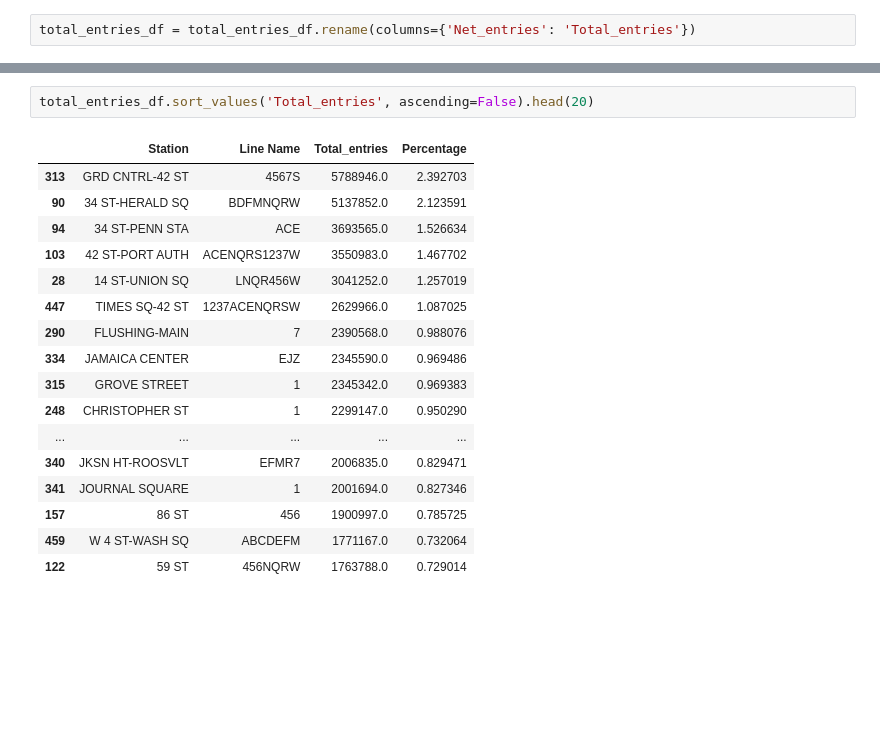
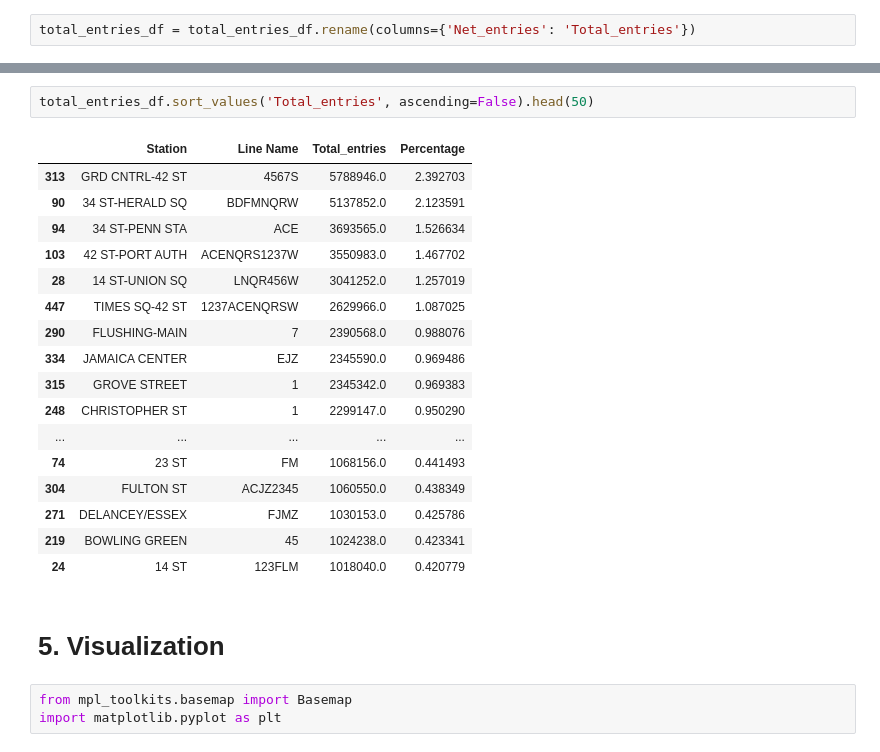
Before and after one commit to YCCZhao/wk1, a Jupyter notebook: Project1_MTA_YUNSHI.ipynb, the cells around one changed output, grey strips where cells are left out. Drawn from its saved outputs; the diff is of its cells as text; blank space fills up the shorter version.

```diff
--- a/Project1_MTA_YUNSHI.ipynb
+++ b/Project1_MTA_YUNSHI.ipynb
@@ -381,20 +417,25 @@ total_entries_df['Total_entries'].hist()
 # %%
-total_entries_df.sort_values('Total_entries', ascending=False).head(20)
+total_entries_df.sort_values('Total_entries', ascending=False).head(50)
 # %% [output]
 |  | Station | Line Name | Total_entries | Percentage |
 | 313 | GRD CNTRL-42 ST | 4567S | 5788946.0 | 2.392703 |
 | 90 | 34 ST-HERALD SQ | BDFMNQRW | 5137852.0 | 2.123591 |
 | 94 | 34 ST-PENN STA | ACE | 3693565.0 | 1.526634 |
 | 103 | 42 ST-PORT AUTH | ACENQRS1237W | 3550983.0 | 1.467702 |
 | 28 | 14 ST-UNION SQ | LNQR456W | 3041252.0 | 1.257019 |
 | 447 | TIMES SQ-42 ST | 1237ACENQRSW | 2629966.0 | 1.087025 |
 | 290 | FLUSHING-MAIN | 7 | 2390568.0 | 0.988076 |
 | 334 | JAMAICA CENTER | EJZ | 2345590.0 | 0.969486 |
 | 315 | GROVE STREET | 1 | 2345342.0 | 0.969383 |
 | 248 | CHRISTOPHER ST | 1 | 2299147.0 | 0.950290 |
 | ... | ... | ... | ... | ... |
-| 340 | JKSN HT-ROOSVLT | EFMR7 | 2006835.0 | 0.829471 |
-| 341 | JOURNAL SQUARE | 1 | 2001694.0 | 0.827346 |
-| 157 | 86 ST | 456 | 1900997.0 | 0.785725 |
-| 459 | W 4 ST-WASH SQ | ABCDEFM | 1771167.0 | 0.732064 |
-| 122 | 59 ST | 456NQRW | 1763788.0 | 0.729014 |
+| 74 | 23 ST | FM | 1068156.0 | 0.441493 |
+| 304 | FULTON ST | ACJZ2345 | 1060550.0 | 0.438349 |
+| 271 | DELANCEY/ESSEX | FJMZ | 1030153.0 | 0.425786 |
+| 219 | BOWLING GREEN | 45 | 1024238.0 | 0.423341 |
+| 24 | 14 ST | 123FLM | 1018040.0 | 0.420779 |
+# %% [markdown]
+# 5. Visualization
+# %%
+from mpl_toolkits.basemap import Basemap
+import matplotlib.pyplot as plt
```
Also changed, not shown: parts of 13 cells of this notebook.
